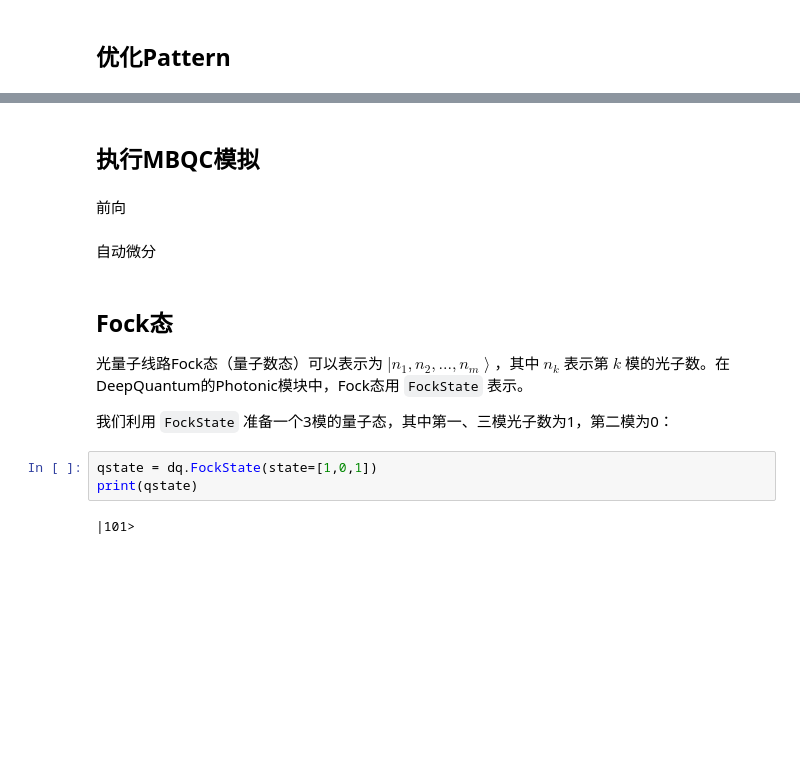
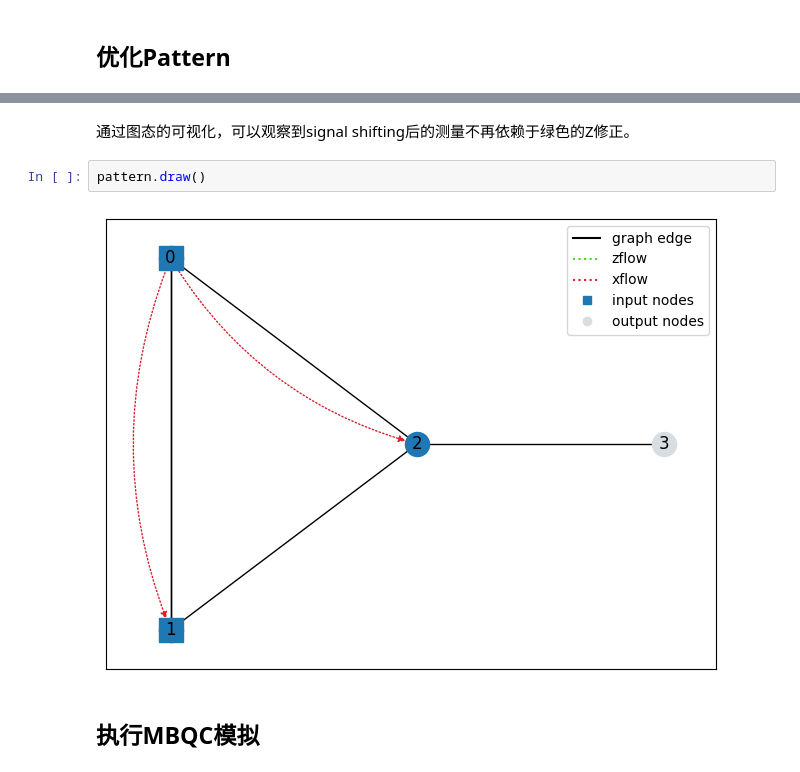
Before and after one commit to TuringQ/deepquantum, a Jupyter notebook: docs/mbqc_basics.ipynb, the cells around one changed output, grey strips where cells are left out. Saved outputs shown, nothing was run; the diff lists cells and outputs as text; blank space fills up the shorter version.

```diff
--- a/docs/mbqc_basics.ipynb
+++ b/docs/mbqc_basics.ipynb
@@ -201,19 +202,10 @@ Pattern(
   )
 )
+# %% [markdown]
+通过图态的可视化，可以观察到signal shifting后的测量不再依赖于绿色的Z修正。
+# %%
+pattern.draw()
+# %% [output]
+[figure, added]
 # %% [markdown]
 ## 执行MBQC模拟
-# %% [markdown]
-前向
-# %% [markdown]
-自动微分
-# %% [markdown]
-## Fock态
-
-光量子线路Fock态（量子数态）可以表示为 $ \left |n_1,n_2,...,n_m\right \rangle$，其中 $ n_k $ 表示第 $k$ 模的光子数。在DeepQuantum的Photonic模块中，Fock态用 ``FockState`` 表示。
-
-我们利用 ``FockState`` 准备一个3模的量子态，其中第一、三模光子数为1，第二模为0：
-# %%
-qstate = dq.FockState(state=[1,0,1])
-print(qstate)
-# %% [output]
-|101>
```
Also changed, not shown: parts of 177 cells of this notebook.
